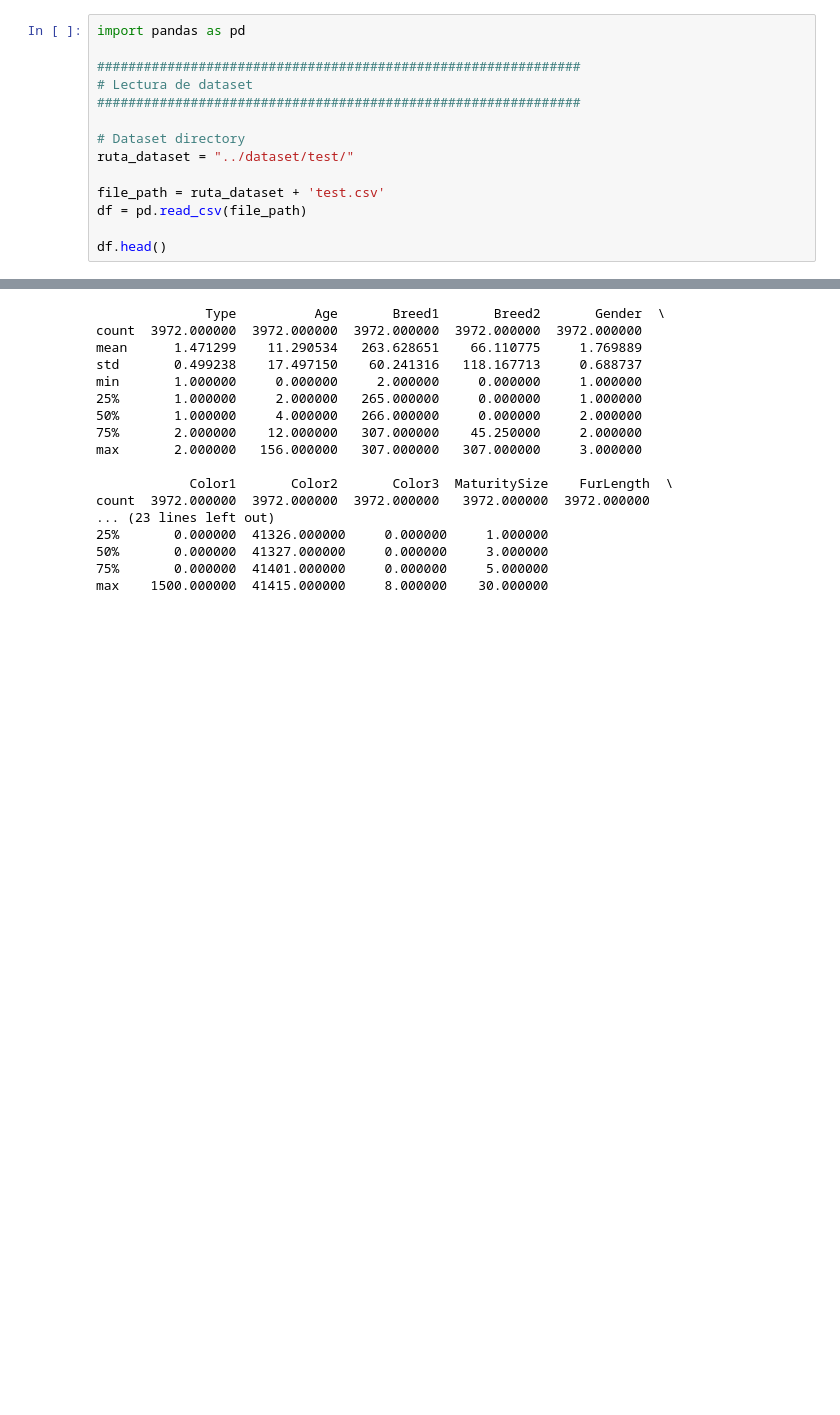
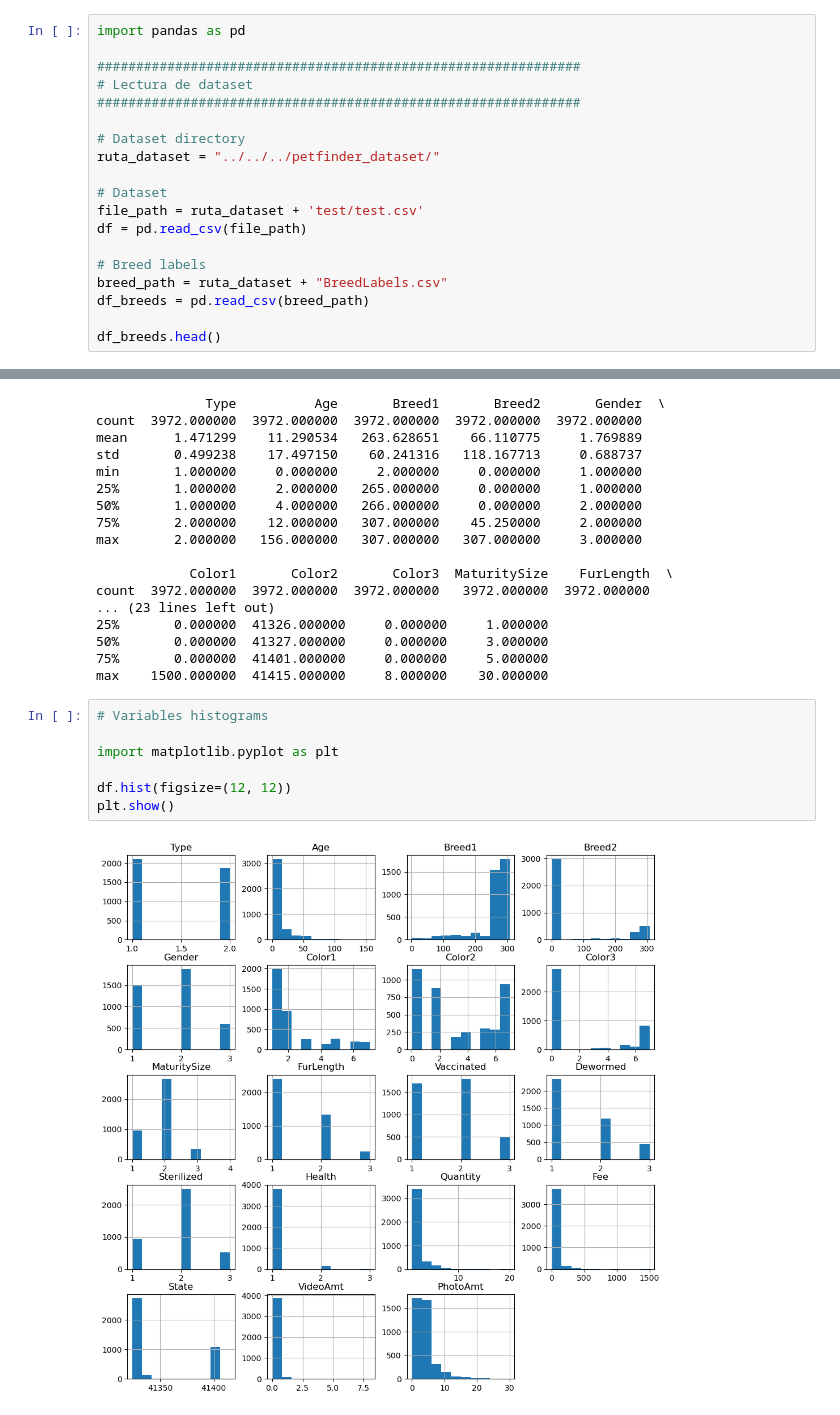
Before and after one commit to fechhh/laboII, a Jupyter notebook: PetFinder/workflows/info_dataset.ipynb, the cells around one changed output, grey strips where cells are left out. Saved outputs shown, nothing was run; the diff lists cells and outputs as text; blank space fills up the shorter version.

```diff
--- a/PetFinder/workflows/info_dataset.ipynb
+++ b/PetFinder/workflows/info_dataset.ipynb
@@ -10,9 +10,14 @@ import pandas as pd
 ##############################################################
 
 # Dataset directory
-ruta_dataset = "../dataset/test/"
+ruta_dataset = "../../../petfinder_dataset/"
 
-file_path = ruta_dataset + 'test.csv'
+# Dataset
+file_path = ruta_dataset + 'test/test.csv'
 df = pd.read_csv(file_path)
 
-df.head()
+# Breed labels
+breed_path = ruta_dataset + "BreedLabels.csv"
+df_breeds = pd.read_csv(breed_path)
+
+df_breeds.head()
@@ -64,3 +76,12 @@ count  3972.000000  3972.000000  3972.000000   3972.000000  3972.000000
 50%       0.000000  41327.000000     0.000000     3.000000
 75%       0.000000  41401.000000     0.000000     5.000000
 max    1500.000000  41415.000000     8.000000    30.000000
+# %%
+# Variables histograms
+
+import matplotlib.pyplot as plt
+
+df.hist(figsize=(12, 12))
+plt.show()
+# %% [output]
+[figure, added]
```
Also changed, not shown: parts of 2 cells of this notebook.
